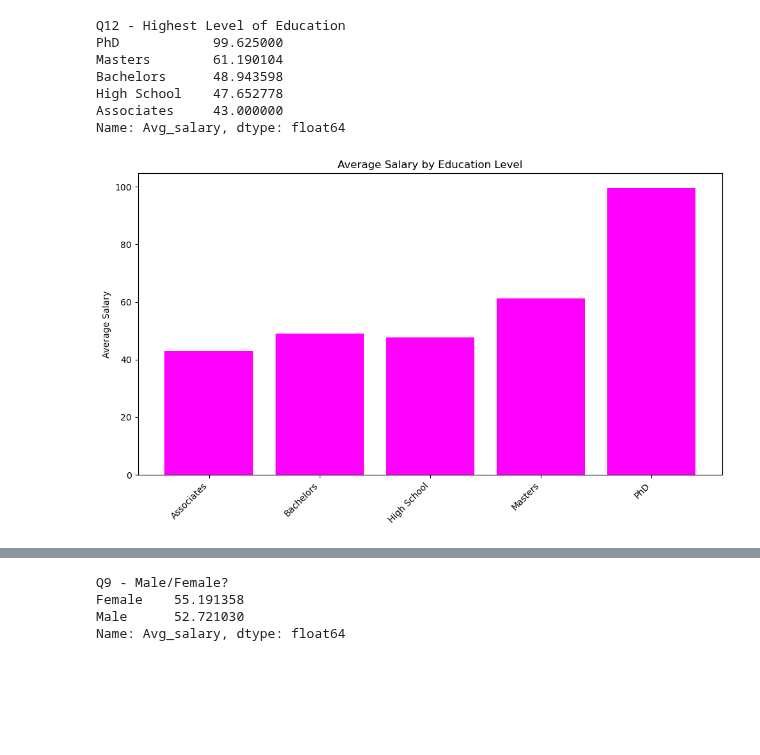
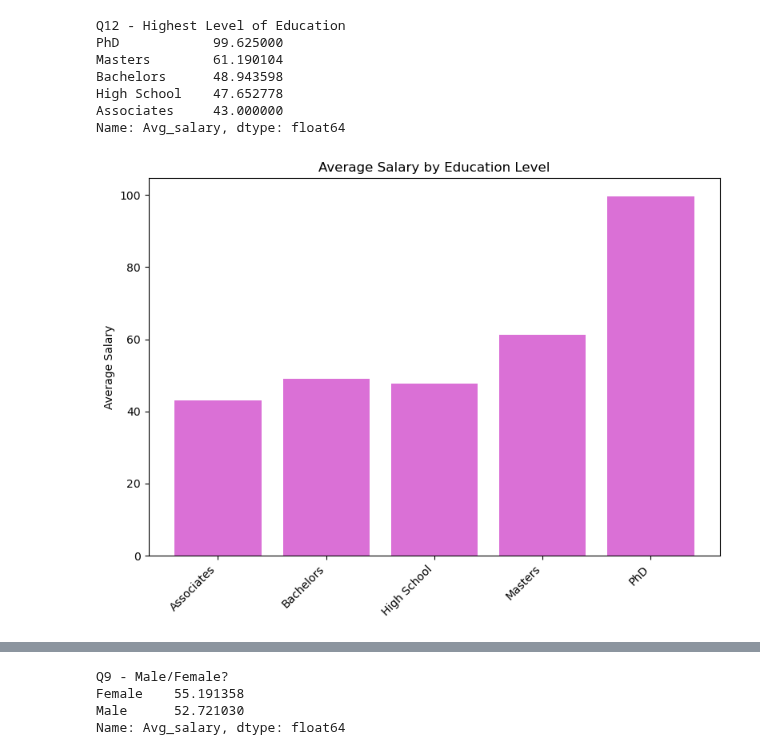
Before and after one commit to Lenmbugua/Analytics-Practice-Datasets, a Jupyter notebook: Professional Survey Data.ipynb, the cells around one changed output, grey strips where cells are left out. Cells and saved outputs as stored; diff of their text form; code cells hidden in the pictures; blank space fills up the shorter version.

```diff
--- a/Professional Survey Data.ipynb
+++ b/Professional Survey Data.ipynb
@@ -265,17 +265,17 @@ Name: Avg_salary, dtype: float64
 # %%
 # Representing the question above using a bar chart
 # Bar chart
-plt.figure(figsize=(10, 6))
-plt.bar(edu_salary.index, edu_salary.values, color='magenta')
+plt.figure(figsize=(8, 6))
+plt.bar(edu_salary.index, edu_salary.values, color='orchid')
 
 plt.xticks(rotation=45, ha='right')  # rotate x labels so they don’t overlap
 plt.ylabel('Average Salary')
 plt.title('Average Salary by Education Level')
 
 plt.tight_layout()
 plt.show()
 # %% [output]
-[figure, old version]
+[figure, new version]
 # %%
 df.head(2)
 # %% [output]
```
Also changed, not shown: parts of 7 cells of this notebook.
